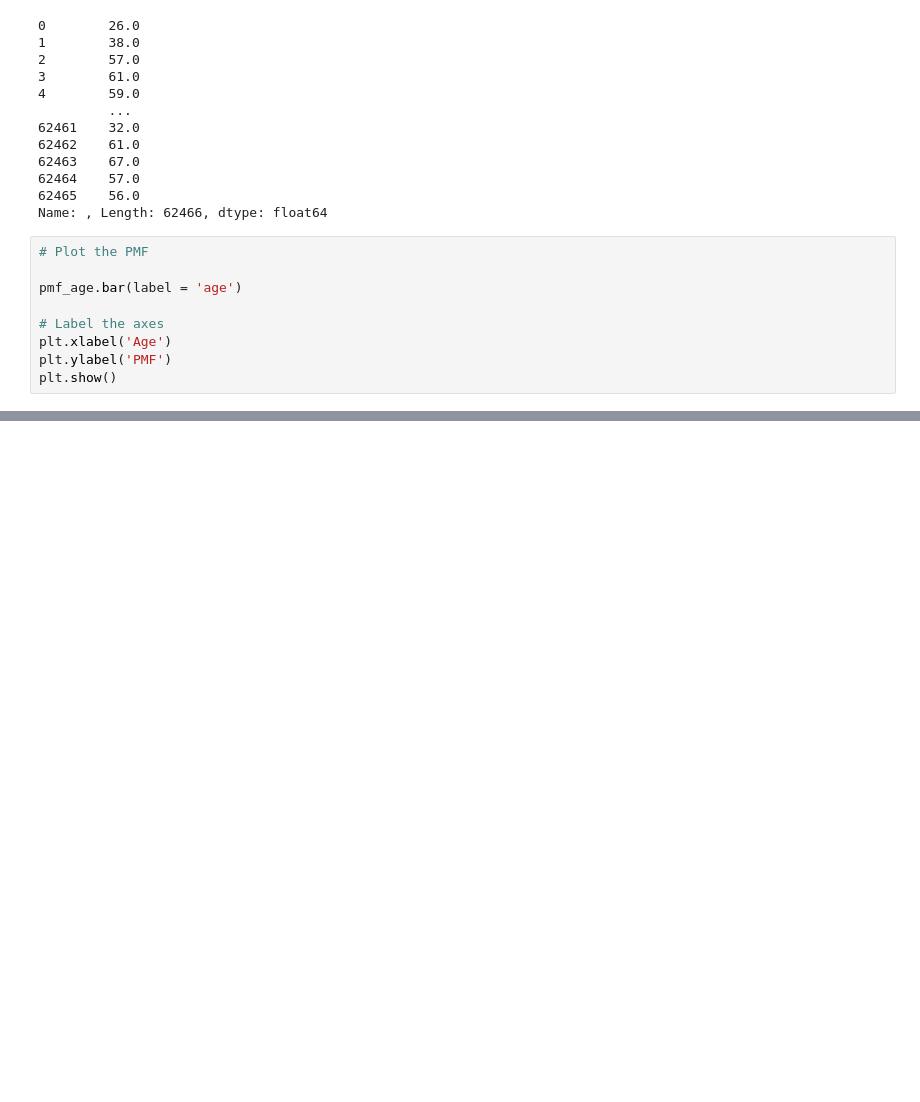
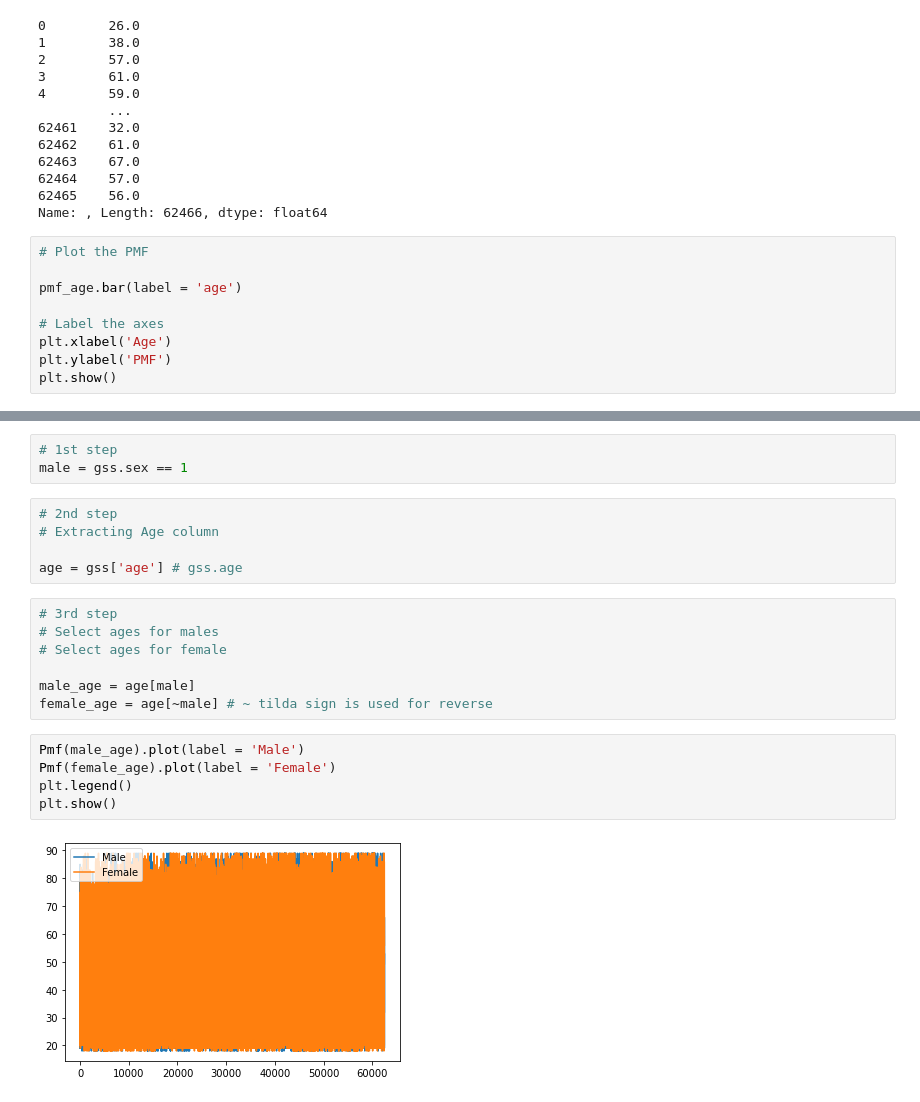
Before and after one commit to ishtiakrongon/Datacamp-Exploratory-Data-Analysis-in-Python, a Jupyter notebook: Distributions 2.ipynb, the cells around one changed output, grey strips where cells are left out. Saved outputs shown, nothing was run; the diff lists cells and outputs as text; blank space fills up the shorter version.

```diff
--- a/Distributions 2.ipynb
+++ b/Distributions 2.ipynb
@@ -89,0 +156,22 @@ plt.show()
+# %%
+# 1st step
+male = gss.sex == 1
+# %%
+# 2nd step
+# Extracting Age column
+
+age = gss['age'] # gss.age
+# %%
+# 3rd step
+# Select ages for males
+# Select ages for female
+
+male_age = age[male]
+female_age = age[~male] # ~ tilda sign is used for reverse
+# %%
+Pmf(male_age).plot(label = 'Male')
+Pmf(female_age).plot(label = 'Female')
+plt.legend()
+plt.show()
+# %% [output]
+[figure, added]
```
Also changed, not shown: parts of 13 cells of this notebook.
